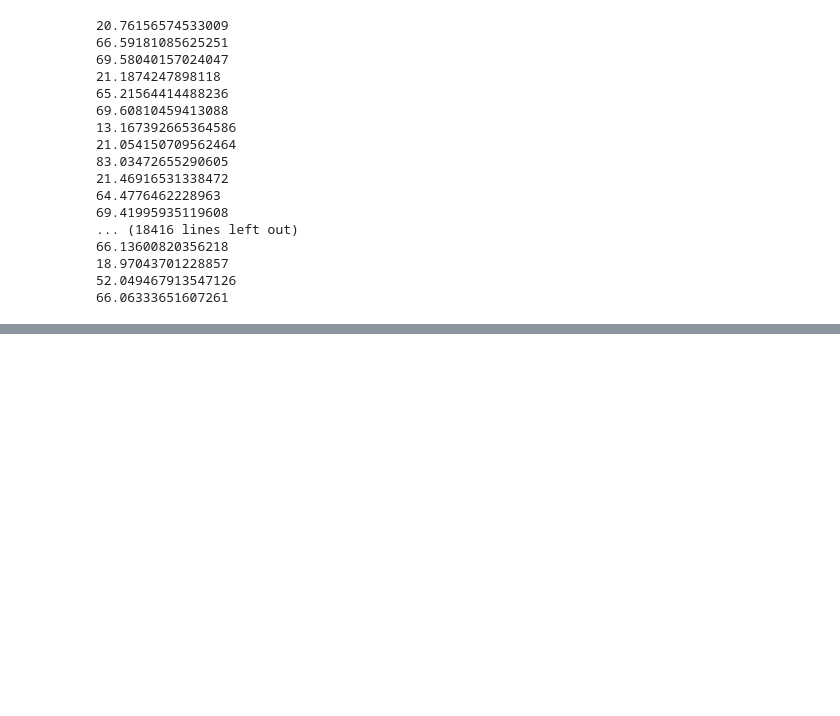
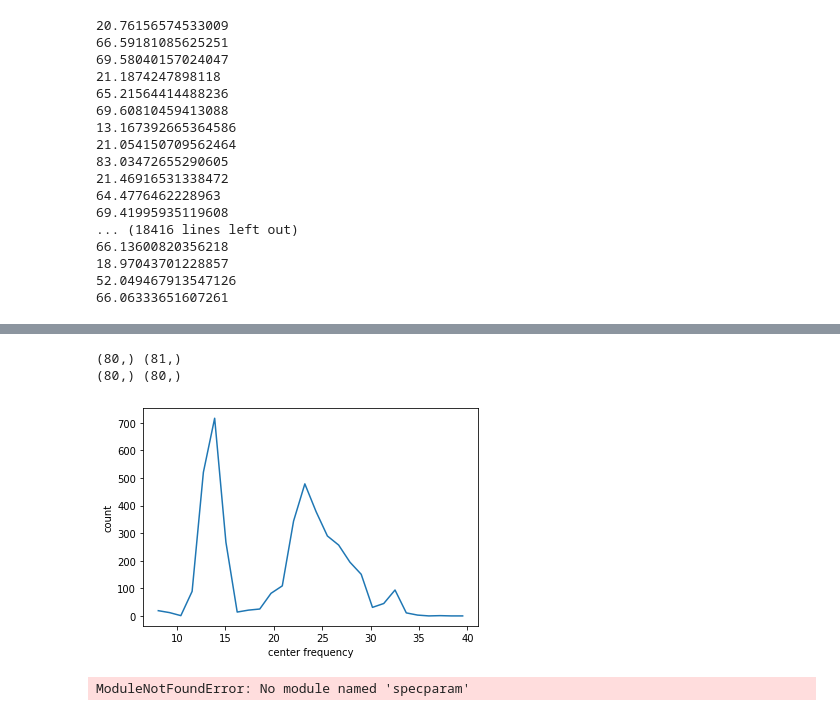
Before and after one commit to voytekresearch/v1_v4_1024_elec, a Jupyter notebook: notebooks/spectral_bands.ipynb, the cells around one changed output, grey strips where cells are left out. Saved outputs shown, nothing was run; the diff lists cells and outputs as text; code cells hidden in the pictures; blank space fills up the shorter version.

```diff
--- a/notebooks/spectral_bands.ipynb
+++ b/notebooks/spectral_bands.ipynb
@@ -110,0 +121,28 @@ fig.show()
+# %%
+# find trough between alpha and beta bands
+
+# match sizes
+print(count.shape, bin_edges.shape)
+bin_edges = bin_edges[1:]
+print(count.shape, bin_edges.shape)
+count_low = count[bin_edges<40]
+bins_low = bin_edges[bin_edges<40]
+
+# plot
+fig, ax = plt.subplots(1,1, figsize=[6,4])
+ax.plot(bins_low, count_low)
+ax.set(xlabel="center frequency", ylabel="count")
+plt.show()
+# %% [output]
+(80,) (81,)
+(80,) (80,)
+[figure, added]
+# %%
+# define bands
+from specparam import Bands
+bands = Bands(
+    {'alpha'    :   [8, 16],
+    'beta'     :   [16, 40],
+    'gamma'    :   [40, 100]})
+# %% [output]
+ModuleNotFoundError: No module named 'specparam'
```
Also changed, not shown: parts of 3 cells of this notebook.
